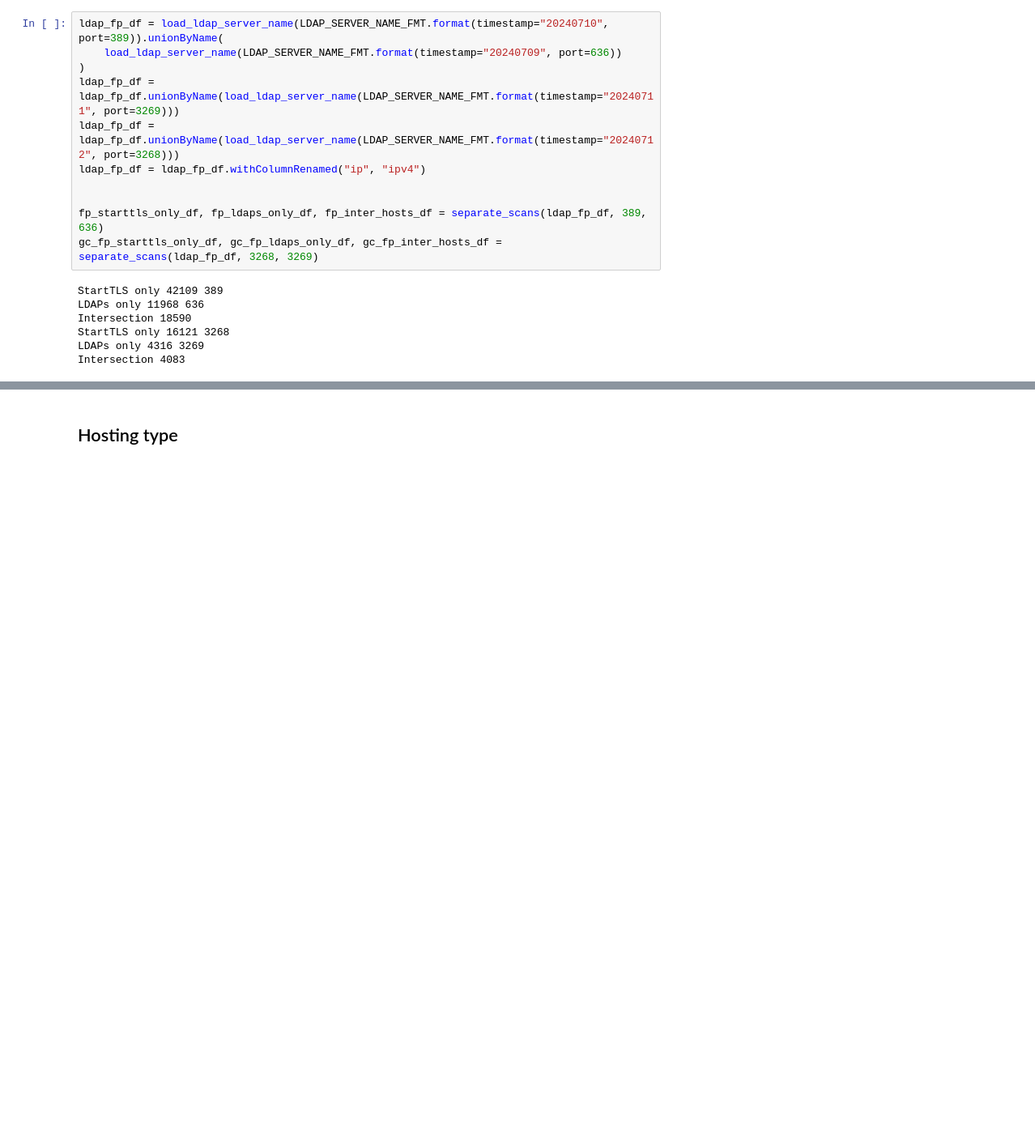
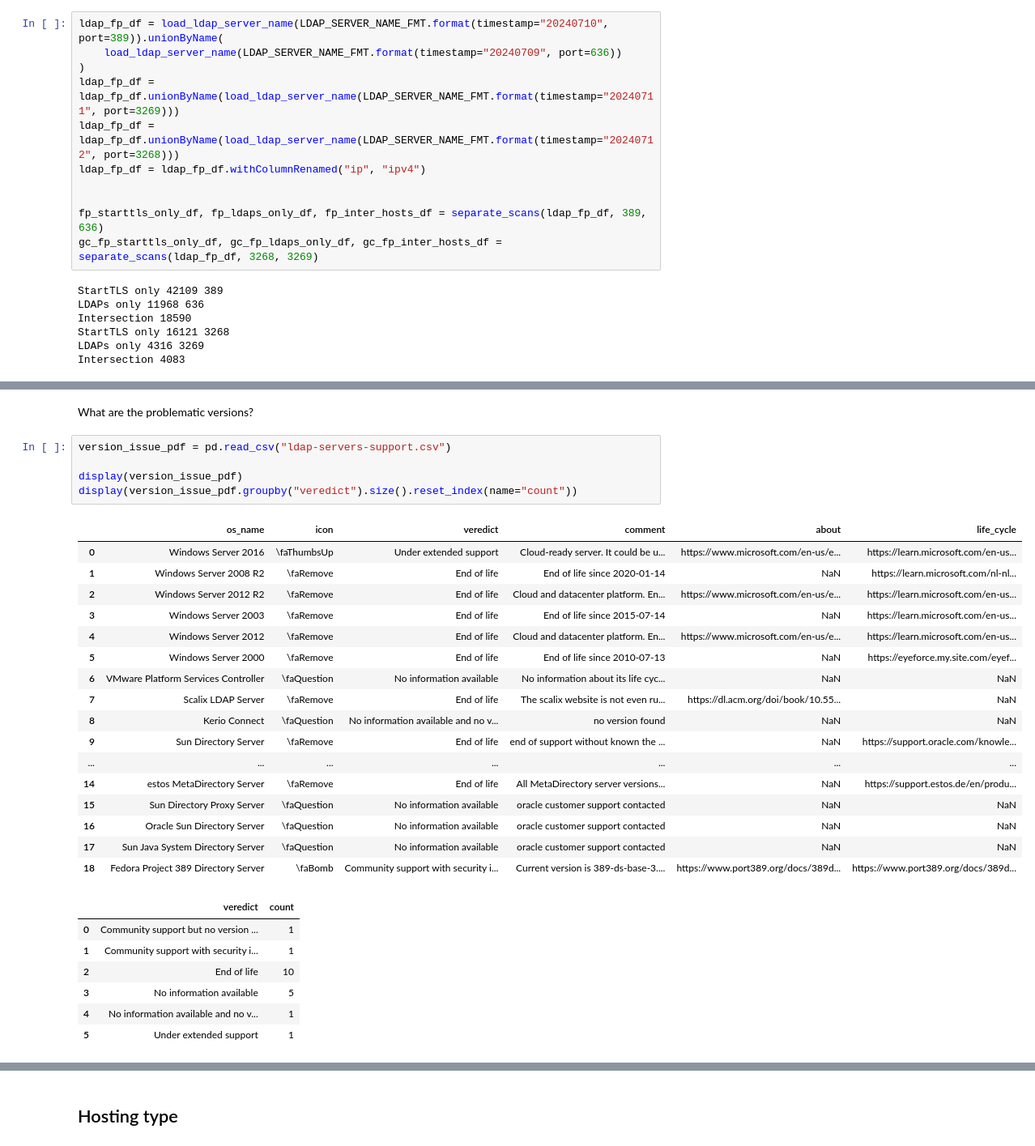
Before and after one commit to internettransparency/ldap-sequel, a Jupyter notebook: notebooks/analysis.ipynb, the cells around one changed output, grey strips where cells are left out. Shown at 81% size. Cells and saved outputs as stored; diff of their text form; blank space fills up the shorter version.

```diff
--- a/notebooks/analysis.ipynb
+++ b/notebooks/analysis.ipynb
@@ -4038,0 +4050,32 @@ Total (uniq IPs with server name found): 10759
+# %% [markdown]
+What are the problematic versions?
+# %%
+version_issue_pdf = pd.read_csv("ldap-servers-support.csv")
+
+display(version_issue_pdf)
+display(version_issue_pdf.groupby("veredict").size().reset_index(name="count"))
+# %% [output]
+|  | os_name | icon | veredict | comment | about | life_cycle |
+| 0 | Windows Server 2016 | \faThumbsUp | Under extended support | Cloud-ready server. It could be u... | https://www.microsoft.com/en-us/e... | https://learn.microsoft.com/en-us... |
+| 1 | Windows Server 2008 R2 | \faRemove | End of life | End of life since 2020-01-14 | NaN | https://learn.microsoft.com/nl-nl... |
+| 2 | Windows Server 2012 R2 | \faRemove | End of life | Cloud and datacenter platform. En... | https://www.microsoft.com/en-us/e... | https://learn.microsoft.com/en-us... |
+| 3 | Windows Server 2003 | \faRemove | End of life | End of life since 2015-07-14 | NaN | https://learn.microsoft.com/en-us... |
+| 4 | Windows Server 2012 | \faRemove | End of life | Cloud and datacenter platform. En... | https://www.microsoft.com/en-us/e... | https://learn.microsoft.com/en-us... |
+| 5 | Windows Server 2000 | \faRemove | End of life | End of life since 2010-07-13 | NaN | https://eyeforce.my.site.com/eyef... |
+| 6 | VMware Platform Services Controller | \faQuestion | No information available | No information about its life cyc... | NaN | NaN |
+| 7 | Scalix LDAP Server | \faRemove | End of life | The scalix website is not even ru... | https://dl.acm.org/doi/book/10.55... | NaN |
+| 8 | Kerio Connect | \faQuestion | No information available and no v... | no version found | NaN | NaN |
+| 9 | Sun Directory Server | \faRemove | End of life | end of support without known the ... | NaN | https://support.oracle.com/knowle... |
+| ... | ... | ... | ... | ... | ... | ... |
+| 14 | estos MetaDirectory Server | \faRemove | End of life | All MetaDirectory server versions... | NaN | https://support.estos.de/en/produ... |
+| 15 | Sun Directory Proxy Server | \faQuestion | No information available | oracle customer support contacted | NaN | NaN |
+| 16 | Oracle Sun Directory Server | \faQuestion | No information available | oracle customer support contacted | NaN | NaN |
+| 17 | Sun Java System Directory Server | \faQuestion | No information available | oracle customer support contacted | NaN | NaN |
+| 18 | Fedora Project 389 Directory Server | \faBomb | Community support with security i... | Current version is 389-ds-base-3.... | https://www.port389.org/docs/389d... | https://www.port389.org/docs/389d... |
+|  | veredict | count |
+| 0 | Community support but no version ... | 1 |
+| 1 | Community support with security i... | 1 |
+| 2 | End of life | 10 |
+| 3 | No information available | 5 |
+| 4 | No information available and no v... | 1 |
+| 5 | Under extended support | 1 |
```
Also changed, not shown: parts of 10 cells of this notebook, 2 other files.
